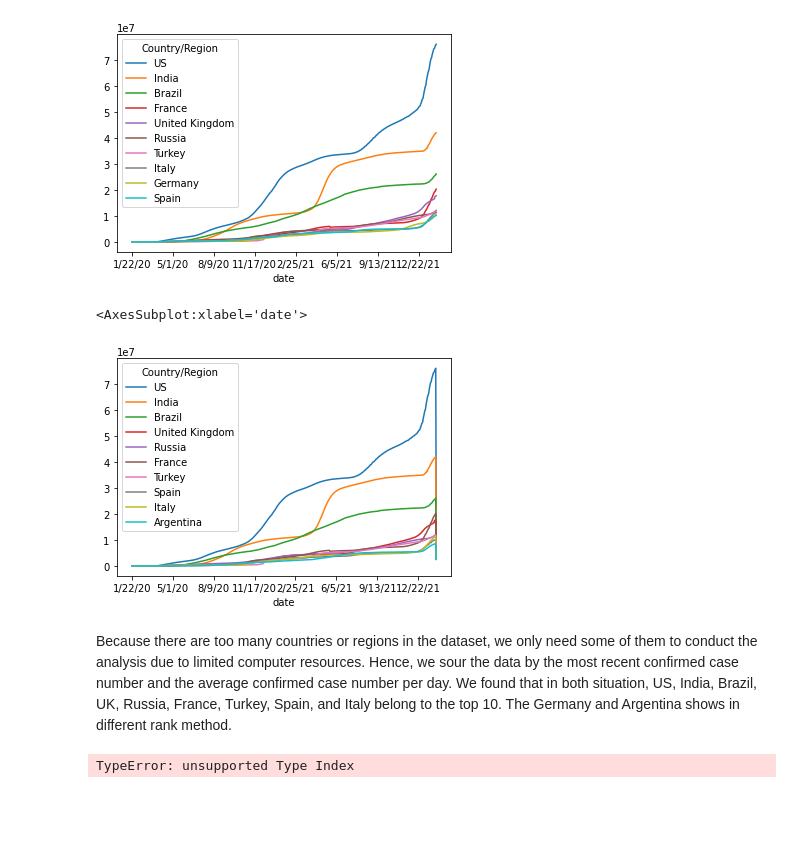
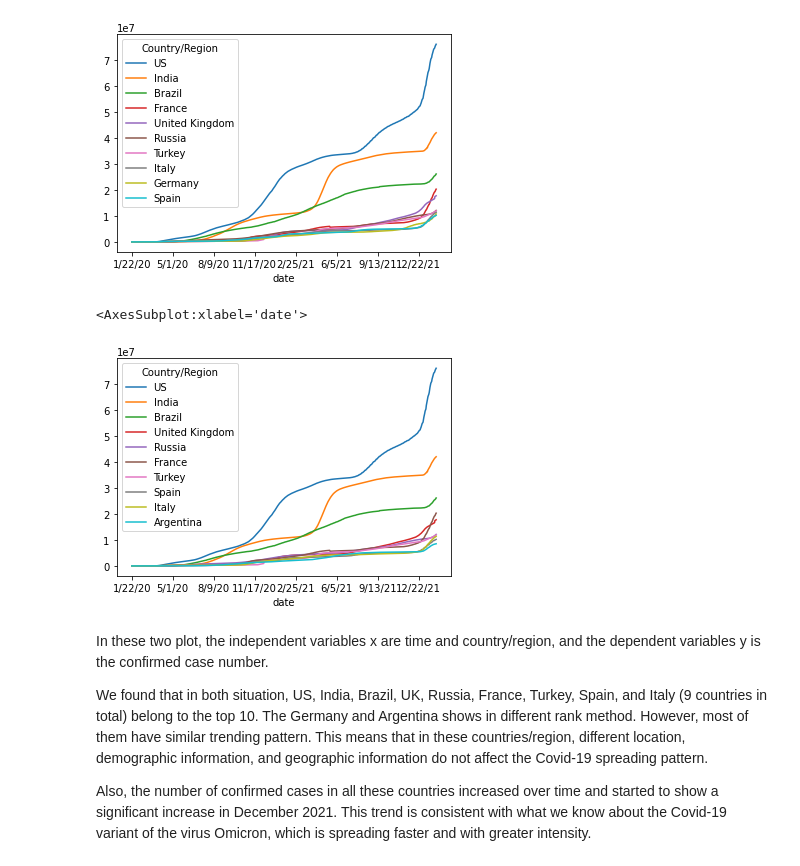
Before and after one commit to CynthiaLiNingxin/CynthiaLiNingxin-Covid19-analysis, a Jupyter notebook: How the Time, Vaccination, and Policy Affect Covid-19 Case Number.ipynb, the cells around one changed output. Drawn from its saved outputs; the diff is of its cells as text; code cells hidden in the pictures; blank space fills up the shorter version.

```diff
--- a/How the Time, Vaccination, and Policy Affect Covid-19 Case Number.ipynb
+++ b/How the Time, Vaccination, and Policy Affect Covid-19 Case Number.ipynb
@@ -85,14 +97,14 @@ top_10.T.plot.line()
 # %%
 all_countries['per_day'] = all_countries.sum(axis=1) / all_countries.count(axis=1)
 top_per_day = all_countries.sort_values('per_day', ascending=False).head(10)
-top_per_day.T.plot.line()
+top_per_day = top_per_day.T.drop('per_day')
+top_per_day.plot.line()
 # %% [output]
 <AxesSubplot:xlabel='date'>
-[figure, old version]
+[figure, new version]
 # %% [markdown]
-Because there are too many countries or regions in the dataset, we only need some of them to conduct the analysis due to limited computer resources. Hence, we sour the data by the most recent confirmed case number and the average confirmed case number per day. We found that in both situation, US, India, Brazil, UK, Russia, France, Turkey, Spain, and Italy belong to the top 10. The Germany and Argentina shows in different rank method.
+In these two plot, the independent variables x are time and country/region, and the dependent variables y is the confirmed case number.
+
+We found that in both situation, US, India, Brazil, UK, Russia, France, Turkey, Spain, and Italy (9 countries in total) belong to the top 10. The Germany and Argentina shows in different rank method. However, most of them have similar trending pattern. This means that in these countries/region, different location, demographic information, and geographic information do not affect the Covid-19 spreading pattern.
+
+Also, the number of confirmed cases in all these countries increased over time and started to show a significant increase in December 2021. This trend is consistent with what we know about the Covid-19 variant of the virus Omicron, which is spreading faster and with greater intensity.
-# %%
-all_countries.to_period('D', axis=1)
-all_countries.resample('M', axis=1, on=all_countries.columns)
-# %% [output]
-TypeError: unsupported Type Index
```
Also changed, not shown: parts of 9 cells of this notebook.
